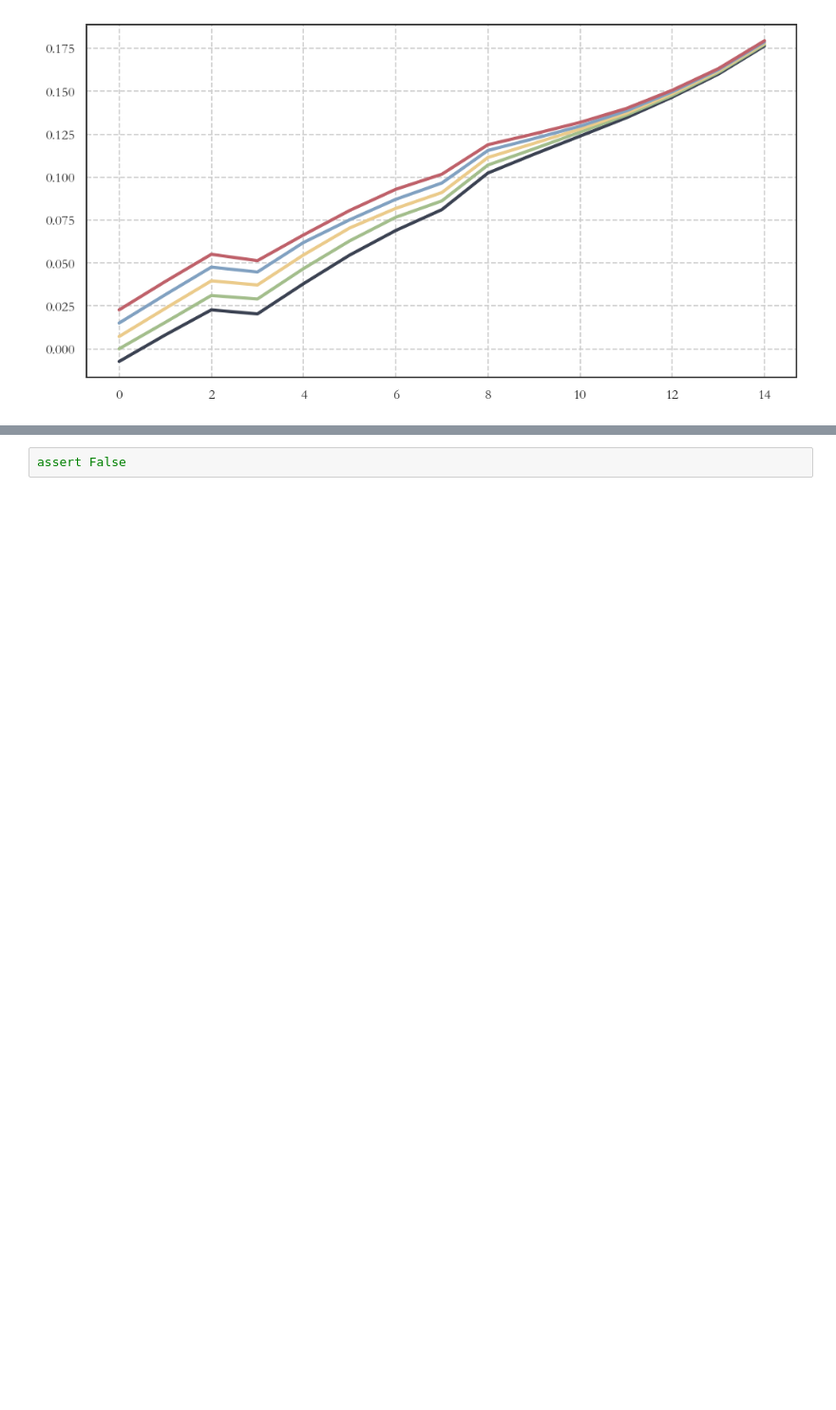
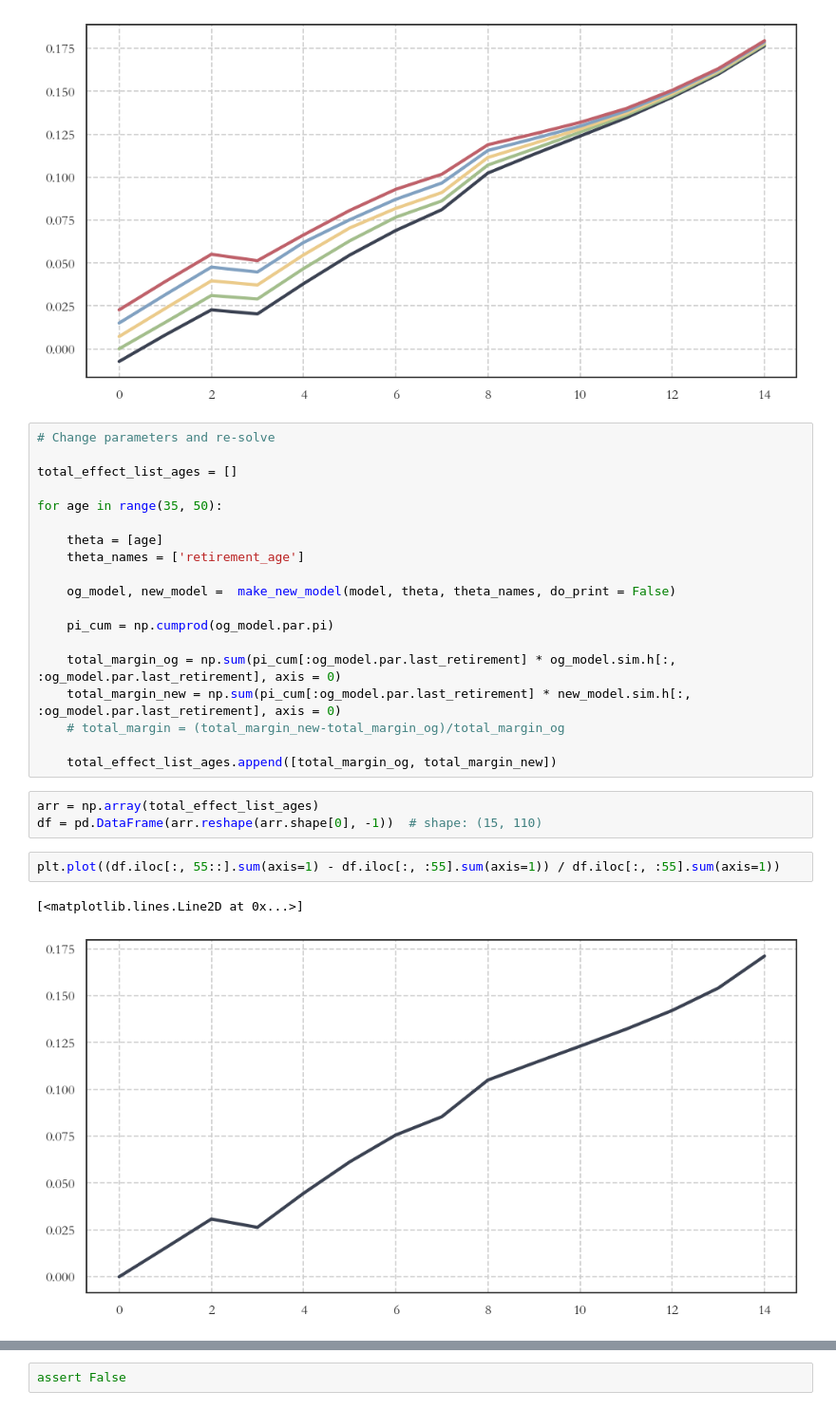
Before and after one commit to math869c/Design_retirement, a Jupyter notebook: Counter_factuals_loop.ipynb, the cells around one changed output, grey strips where cells are left out. Shown at 95% size. Cells and saved outputs as stored; diff of their text form; blank space fills up the shorter version.

```diff
--- a/Counter_factuals_loop.ipynb
+++ b/Counter_factuals_loop.ipynb
@@ -94,3 +91,30 @@ plt.plot(total_effect_efter[4][:, 2])
 # %% [output]
 [<matplotlib.lines.Line2D at 0x...>]
 [figure]
+# %%
+# Change parameters and re-solve
+
+total_effect_list_ages = []
+
+for age in range(35, 50):
+
+    theta = [age]
+    theta_names = ['retirement_age']
+
+    og_model, new_model =  make_new_model(model, theta, theta_names, do_print = False)
+
+    pi_cum = np.cumprod(og_model.par.pi)
+
+    total_margin_og = np.sum(pi_cum[:og_model.par.last_retirement] * og_model.sim.h[:, :og_model.par.last_retirement], axis = 0)
+    total_margin_new = np.sum(pi_cum[:og_model.par.last_retirement] * new_model.sim.h[:, :og_model.par.last_retirement], axis = 0)
+    # total_margin = (total_margin_new-total_margin_og)/total_margin_og
+
+    total_effect_list_ages.append([total_margin_og, total_margin_new])
+# %%
+arr = np.array(total_effect_list_ages)
+df = pd.DataFrame(arr.reshape(arr.shape[0], -1))  # shape: (15, 110)
+# %%
+plt.plot((df.iloc[:, 55::].sum(axis=1) - df.iloc[:, :55].sum(axis=1)) / df.iloc[:, :55].sum(axis=1))
+# %% [output]
+[<matplotlib.lines.Line2D at 0x...>]
+[figure, added]
```
Also changed, not shown: parts of 4 cells of this notebook, 1 other file.
